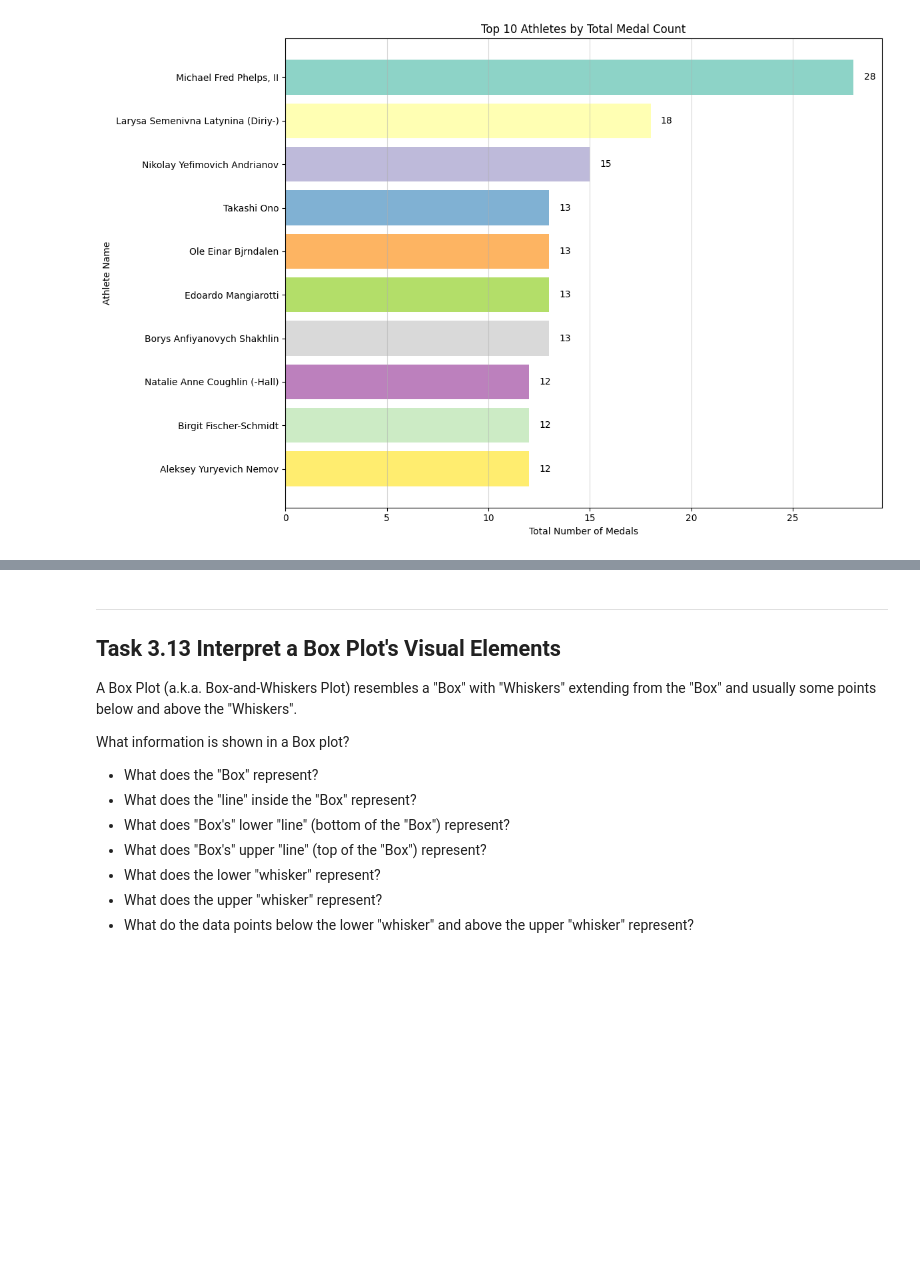
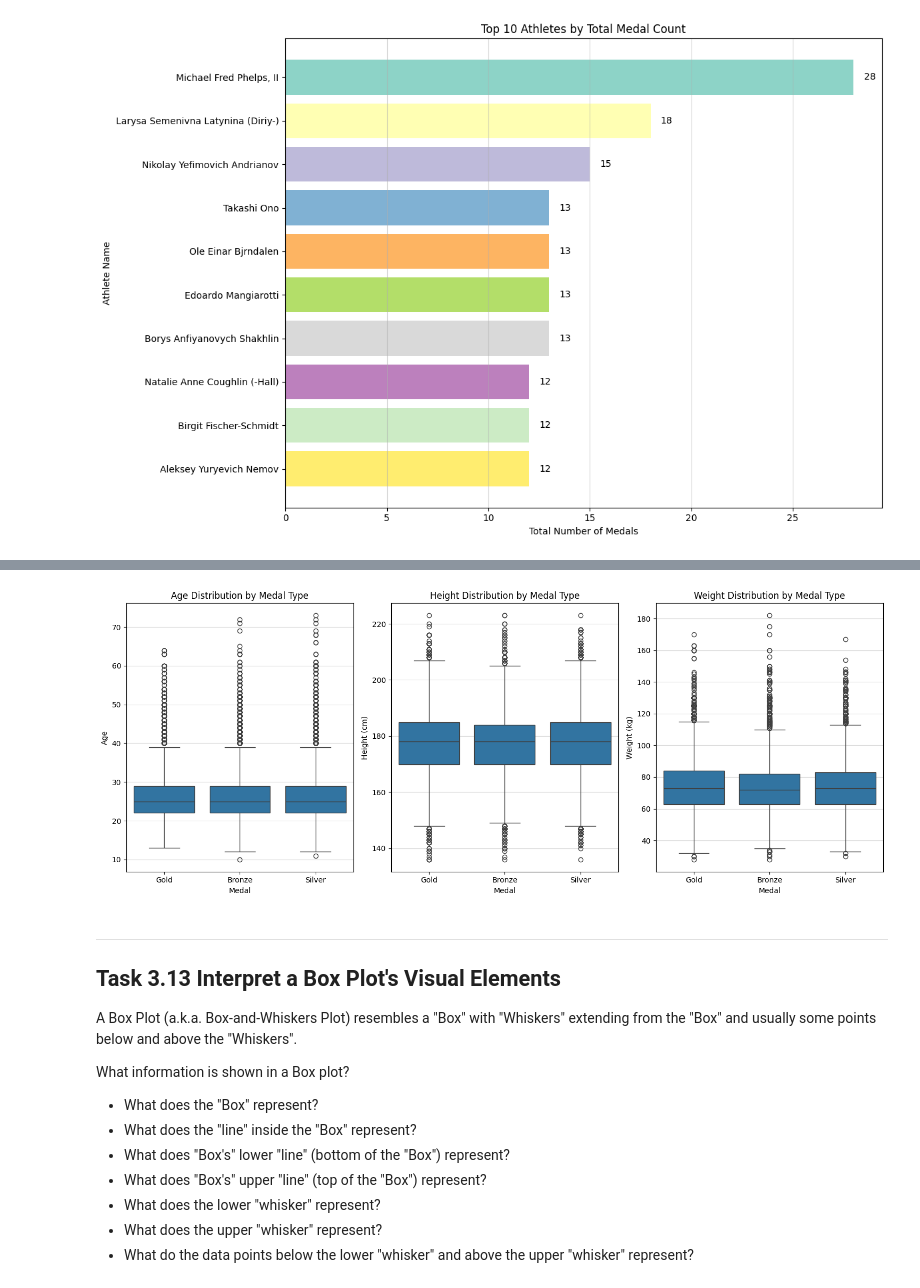
Before and after one commit to 05c4r-1337/DataVisAssignment, a Jupyter notebook: assignment.ipynb, the cells around one changed output, grey strips where cells are left out. Cells and saved outputs as stored; diff of their text form; code cells hidden in the pictures; blank space fills up the shorter version.

```diff
--- a/assignment.ipynb
+++ b/assignment.ipynb
@@ -1093,7 +1093,35 @@ Create three `subplots`, side-by-side, for comparison purposes:
 
 </details>
 # %%
-# TODO: Write your code here to visualize the Age, Height and Weight distribution per type of Medal.
+medal_df = df[df["Medal"].notna()]
+
+# Create three subplots side by side
+fig, axes = plt.subplots(1, 3, figsize=(15, 6))
+
+sns.boxplot(data=medal_df, x="Medal", y="Age", ax=axes[0])
+axes[0].set_title("Age Distribution by Medal Type")
+axes[0].set_xlabel("Medal")
+axes[0].set_ylabel("Age")
+axes[0].grid(axis="y", alpha=0.5)
+
+# Height distribution per medal type
+sns.boxplot(data=medal_df, x="Medal", y="Height", ax=axes[1])
+axes[1].set_title("Height Distribution by Medal Type")
+axes[1].set_xlabel("Medal")
+axes[1].set_ylabel("Height (cm)")
+axes[1].grid(axis="y", alpha=0.5)
+
+# Weight distribution per medal type
+sns.boxplot(data=medal_df, x="Medal", y="Weight", ax=axes[2])
+axes[2].set_title("Weight Distribution by Medal Type")
+axes[2].set_xlabel("Medal")
+axes[2].set_ylabel("Weight (kg)")
+axes[2].grid(axis="y", alpha=0.5)
+
+plt.tight_layout()
+plt.show()
+# %% [output]
+[figure, added]
 # %% [markdown]
 ---
 ## Task 3.13 Interpret a Box Plot's Visual Elements
```
